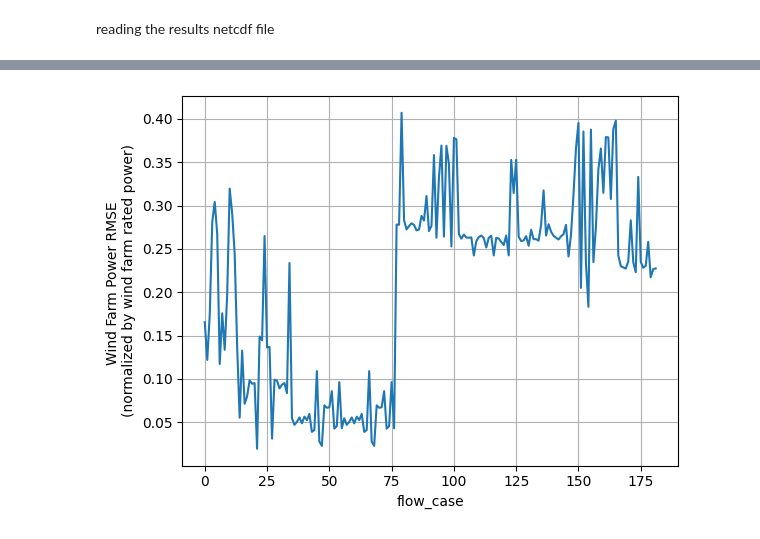
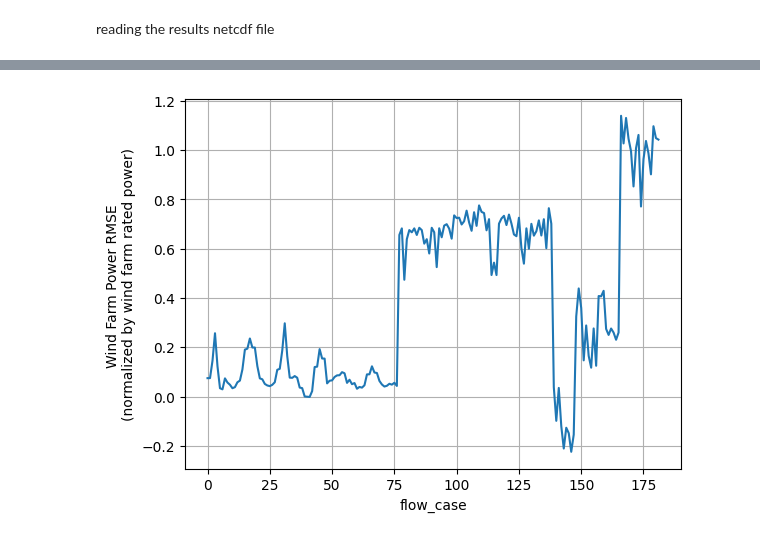
Before and after one commit to EUFLOW/WIFA_UQ, a Jupyter notebook: model_error_database/checking_outputs.ipynb, the cells around one changed output, grey strips where cells are left out. Saved outputs shown, nothing was run; the diff lists cells and outputs as text; code cells hidden in the pictures.

Commit message:
Changed default wake deficit model and fixed bug in outputting results in model_error_database/

```diff
--- a/model_error_database/checking_outputs.ipynb
+++ b/model_error_database/checking_outputs.ipynb
@@ -35,9 +35,9 @@ Data variables:
 # %%
 x=results_stacked.case_index.values
-y=results_stacked.power_err_norm.values[0,:]
+y=results_stacked.power_bias_norm.values[0,:]
 plt.plot(x,y)
 plt.xlabel('flow_case')
 plt.ylabel('Wind Farm Power RMSE \n(normalized by wind farm rated power)')
 plt.grid()
 # %% [output]
-[figure, old version]
+[figure, new version]
```
Also changed, not shown: parts of 2 cells of this notebook, 20 other files.
